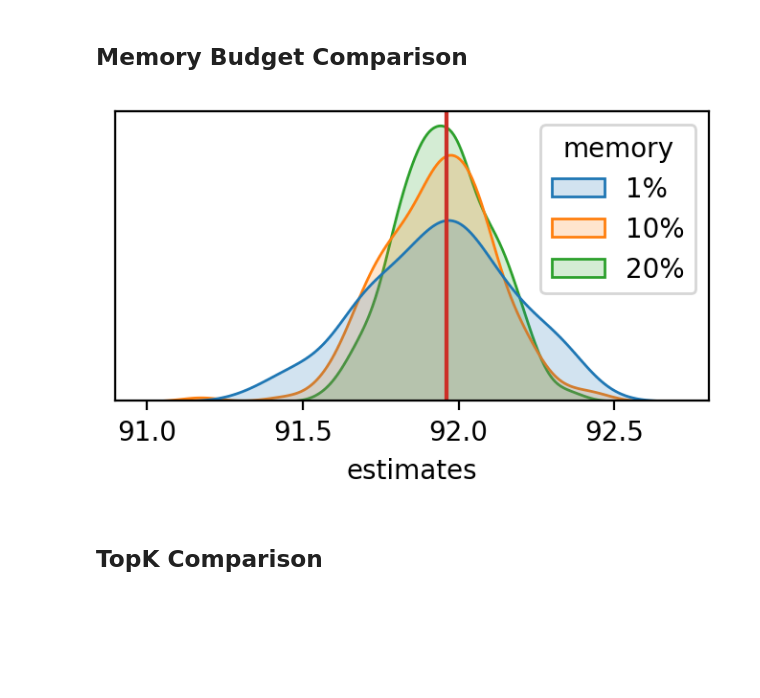
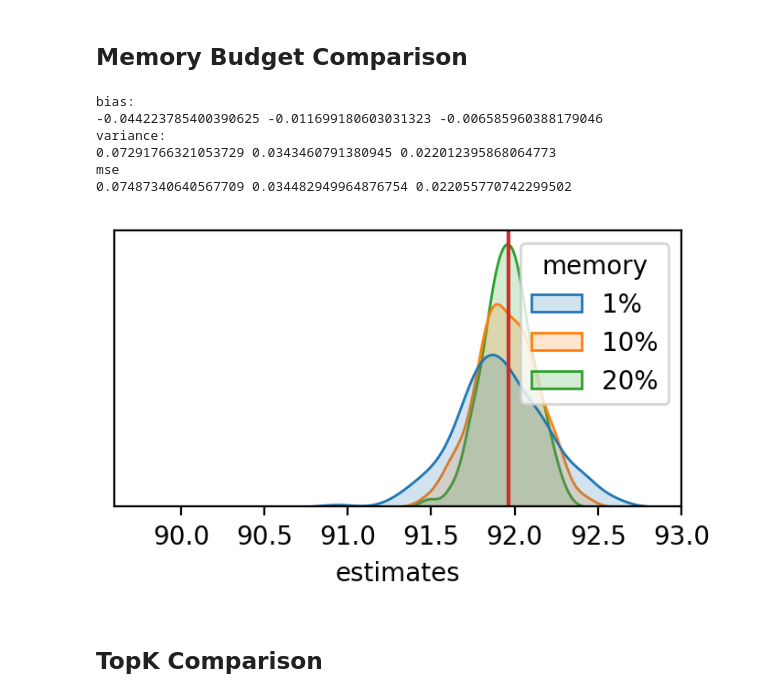
Before and after one commit to FranxYao/RDP, a Jupyter notebook: src/visualization/sampled_crf_real_model.ipynb, the cells around one changed output. Cells and saved outputs as stored; diff of their text form; code cells hidden in the pictures; blank space fills up the shorter version.

```diff
--- a/src/visualization/sampled_crf_real_model.ipynb
+++ b/src/visualization/sampled_crf_real_model.ipynb
@@ -67,7 +70,7 @@ Processing sentence
 Padding to max sentence length 18
 Padding to max bow length 9
 # %%
-ckpt_path = '../models/gpt2net_test/state_matrix_e0_b400.pt'
+ckpt_path = '../../models/gpt2net_test/state_matrix_e0_b400.pt'
 ckpt = torch.load(ckpt_path)
 
 state_matrix_l = ckpt['state_matrix_norm']
@@ -113,40 +116,3 @@ with torch.no_grad():
 print(ent)
 # %% [output]
 tensor([6.4690], device='cuda:0')
-# %%
-def compare_mem(state_matrix, transition, emission, x_lens, N):
-    with torch.no_grad():
-        _, log_z_exact = crf.forward_sum(transition, emission, x_lens)
-
-        log_z_est_20 = []
-        log_z_est_200 = []
-        log_z_est_400 = []
-        for _ in tqdm(range(N)):
-            est = crf.forward_approx(state_matrix, emission, x_lens, sum_size=18, proposal='softmax', transition_proposal='l1norm', sample_size=2)
-            log_z_est_20.append(est[0].cpu().item())
-
-            est = crf.forward_approx(state_matrix, emission, x_lens, sum_size=198, proposal='softmax', transition_proposal='l1norm', sample_size=2)
-            log_z_est_200.append(est[0].cpu().item())
-
-            est = crf.forward_approx(state_matrix, emission, x_lens, sum_size=398, proposal='softmax', transition_proposal='l1norm', sample_size=2)
-            log_z_est_400.append(est[0].cpu().item())
-
-        estimates = pd.DataFrame(
-            {
-             'estimates': np.array(
-                 log_z_est_20 + log_z_est_200 + log_z_est_400
-             ),
-             'memory': np.array(
-                                  ['1%'] * N
-                                  + ['10%'] * N
-                                  + ['20%'] * N
-                                 )}
-            )
-
-        plt.figure(figsize=(4,2))
-        ax = sns.kdeplot(data=estimates, x="estimates", hue='memory', fill=True, alpha=.2)
-        ax.set(ylabel=None)
-        plt.axvline(x=log_z_exact[0], color='#CC2F27')
-        plt.tick_params(axis='both', which='both', left=False, bottom=True, right=False, top=False, labelleft=False, labelbottom=True)
-        # move_legend(ax, 'upper left')
-    return
@@ -238,9 +377,15 @@ def compare_proposal(state_matrix, transition, emission, x_lens, N):
 ## Memory Budget Comparison
 # %%
 N=200
-compare_mem(state_matrix_l, transition_l, emission_l, x_lens_l, N)
+compare_mem(state_matrix_l, transition_l, emission_l, x_lens_l, N, xlim=[89.6, 93])
 # %% [output]
+bias:
+-0.044223785400390625 -0.011699180603031323 -0.006585960388179046
+variance:
+0.07291766321053729 0.0343460791380945 0.022012395868064773
+mse
+0.07487340640567709 0.034482949964876754 0.022055770742299502
-[figure, old version]
+[figure, new version]
 # %% [markdown]
 ## TopK Comparison
 # %%
```
Also changed, not shown: parts of 27 cells of this notebook, 9 other files.
